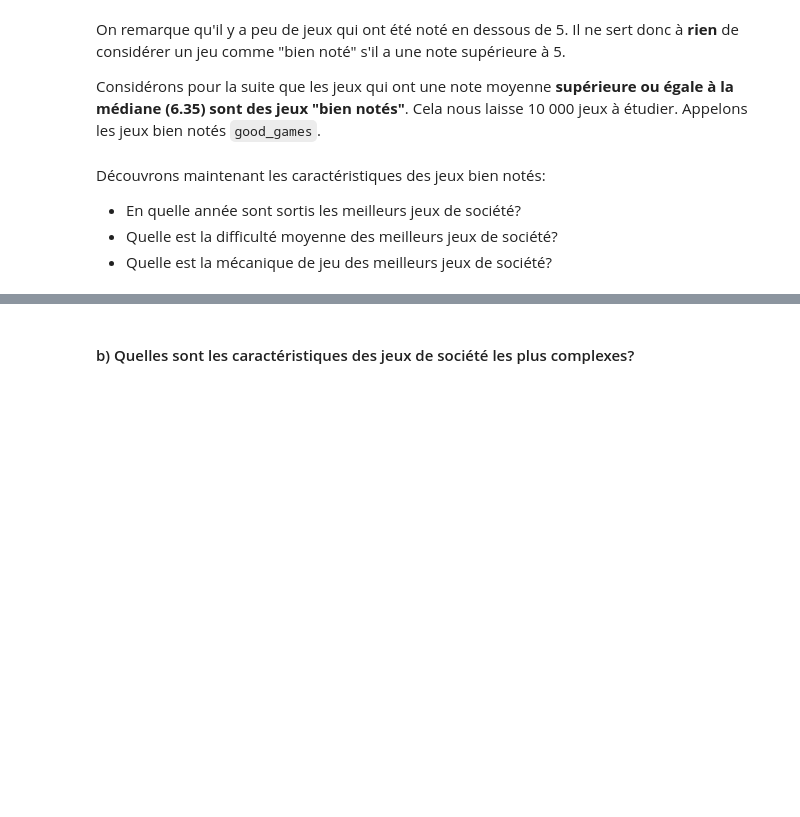
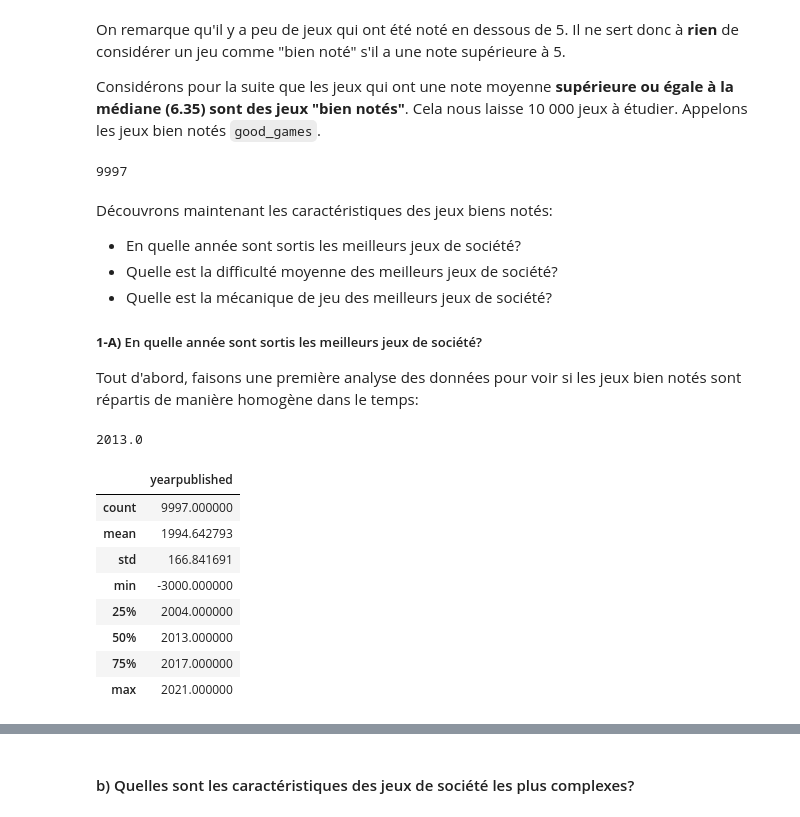
Before and after one commit to LOISGALLAUD/issd, a Jupyter notebook: PROJET/LGALLAUD.ipynb, the cells around one changed output, grey strips where cells are left out. Cells and saved outputs as stored; diff of their text form; code cells hidden in the pictures; blank space fills up the shorter version.

```diff
--- a/PROJET/LGALLAUD.ipynb
+++ b/PROJET/LGALLAUD.ipynb
@@ -204,10 +204,32 @@ On remarque qu'il y a peu de jeux qui ont été noté en dessous de 5. Il ne ser
 
 Considérons pour la suite que les jeux qui ont une note moyenne **supérieure ou égale à la médiane (6.35) sont des jeux "bien notés"**. Cela nous laisse 10 000 jeux à étudier. Appelons les jeux bien notés `good_games`.
 # %%
-good_games = df[df['average'] > 8.5]
+good_games = df[df['average'] > median]
+print(len(good_games))
+# %% [output]
+9997
 # %% [markdown]
-Découvrons maintenant les caractéristiques des jeux bien notés:
+Découvrons maintenant les caractéristiques des jeux biens notés:
 
 * En quelle année sont sortis les meilleurs jeux de société?
 * Quelle est la difficulté moyenne des meilleurs jeux de société?
 * Quelle est la mécanique de jeu des meilleurs jeux de société?
+
+##### **1-A)** En quelle année sont sortis les meilleurs jeux de société?
+
+Tout d'abord, faisons une première analyse des données pour voir si les jeux bien notés sont répartis de manière homogène dans le temps:
+# %%
+# Obtenir une liste des années présentes dans la dataframe good_games
+years = pd.DataFrame(good_games['yearpublished'])
+years.describe()
+# %% [output]
+2013.0
+|  | yearpublished |
+| count | 9997.000000 |
+| mean | 1994.642793 |
+| std | 166.841691 |
+| min | -3000.000000 |
+| 25% | 2004.000000 |
+| 50% | 2013.000000 |
+| 75% | 2017.000000 |
+| max | 2021.000000 |
```
Also changed, not shown: parts of 18 cells of this notebook, 1 other file.
